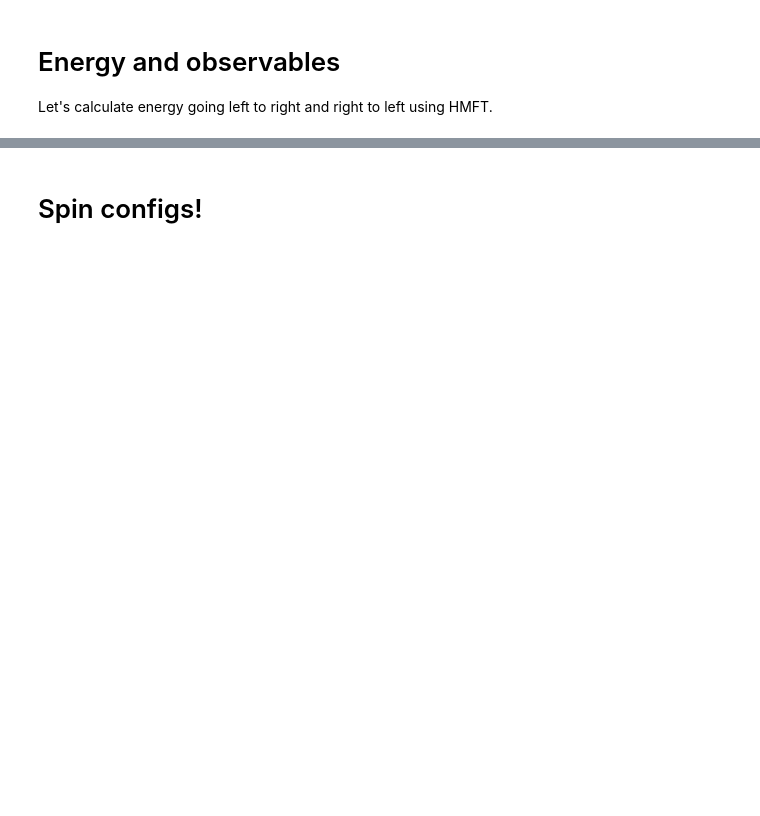
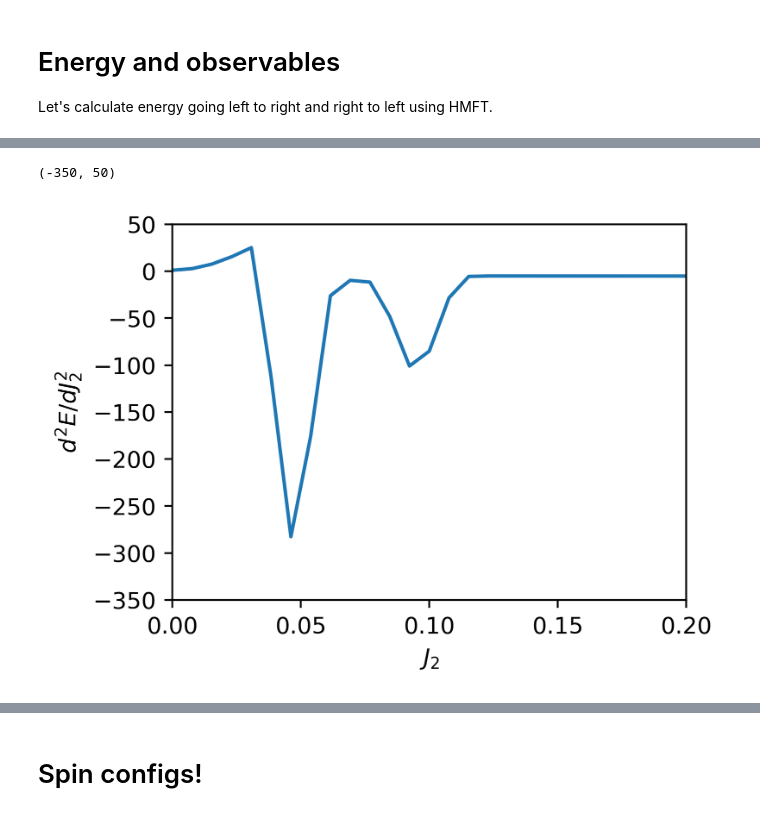
Before and after one commit to wholdhus/hmftpy, a Jupyter notebook: HMFT_XY_J1J2.ipynb, the cells around one changed output, grey strips where cells are left out. Drawn from its saved outputs; the diff is of its cells as text; code cells hidden in the pictures; blank space fills up the shorter version.

```diff
--- a/HMFT_XY_J1J2.ipynb
+++ b/HMFT_XY_J1J2.ipynb
@@ -191,3 +337,14 @@ plt.legend()
+# %%
+plt.figure(figsize=(4,3), dpi=400)
+best_e = np.min((energies['rl'], energies['lr']), axis=0)
+plt.plot(J2s, np.gradient(np.gradient(best_e, J2s), J2s))
+plt.xlabel('$J_2$')
+plt.ylabel(r'$d^2E/dJ_2^2$')
+plt.xlim(0, 0.2)
+plt.ylim(-350, 50)
+# %% [output]
+(-350, 50)
+[figure, added]
 # %%
 plt.figure(figsize=(4,3), dpi=400)
 m2 = sl_2_mags['lr']
```
Also changed, not shown: parts of 17 cells of this notebook, 5 other files.
